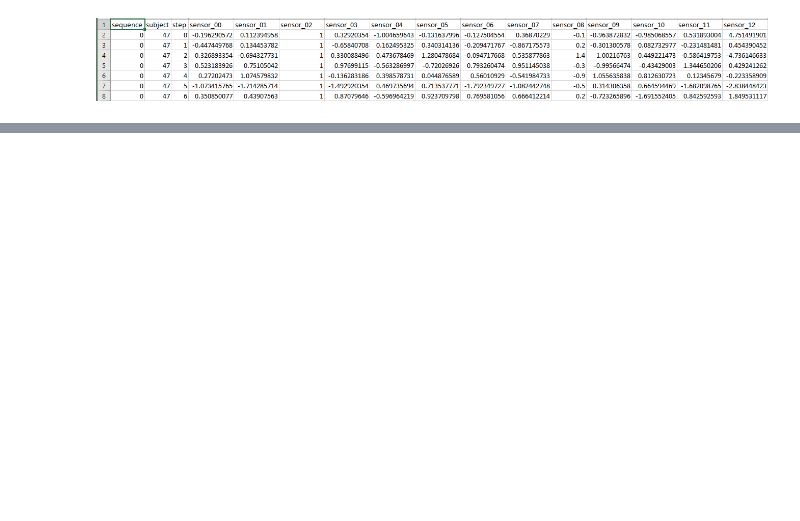
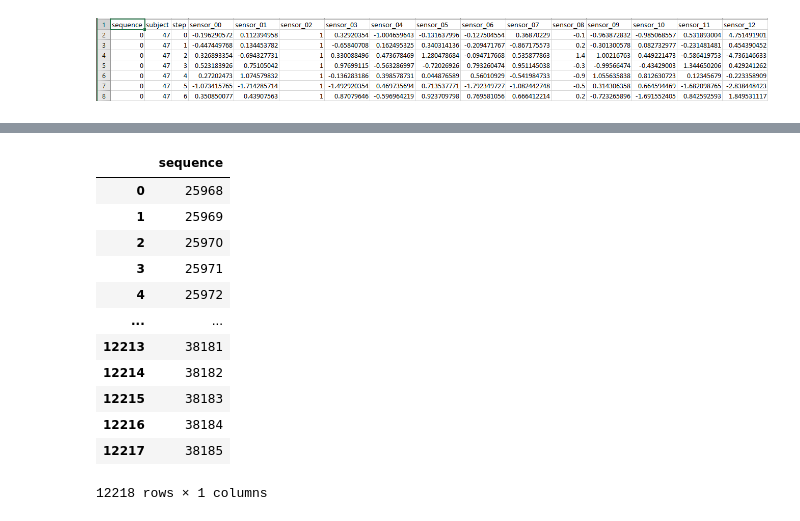
Before and after one commit to Abetelgeusian/ECE6420_FinalProject, a Jupyter notebook: ECE6420_FinalProject_Harshal.ipynb, the cells around one changed output, grey strips where cells are left out. Saved outputs shown, nothing was run; the diff lists cells and outputs as text; code cells hidden in the pictures; blank space fills up the shorter version.

```diff
--- a/ECE6420_FinalProject_Harshal.ipynb
+++ b/ECE6420_FinalProject_Harshal.ipynb
@@ -33,0 +92,18 @@ X_train.head()
+# %%
+col = np.array(list)
+col_df = pd.DataFrame(col,columns=['sequence'])
+col_df
+# %% [output]
+|  | sequence |
+| 0 | 25968 |
+| 1 | 25969 |
+| 2 | 25970 |
+| 3 | 25971 |
+| 4 | 25972 |
+| ... | ... |
+| 12213 | 38181 |
+| 12214 | 38182 |
+| 12215 | 38183 |
+| 12216 | 38184 |
+| 12217 | 38185 |
+12218 rows × 1 columns
```
Also changed, not shown: parts of 11 cells of this notebook, 3 other files.
